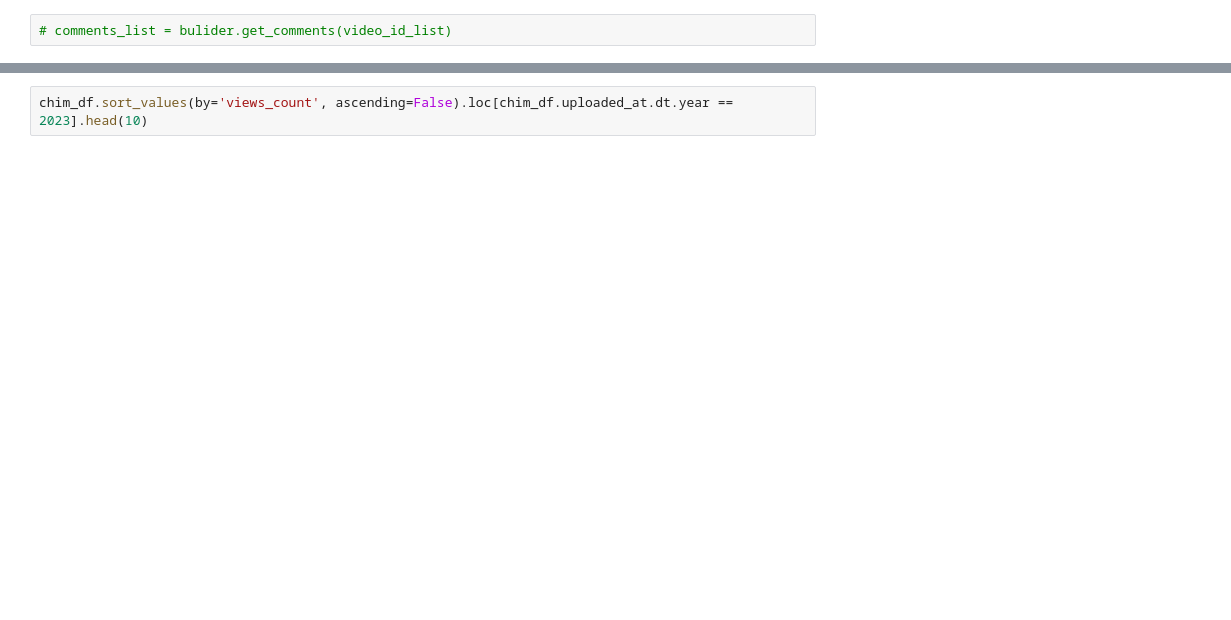
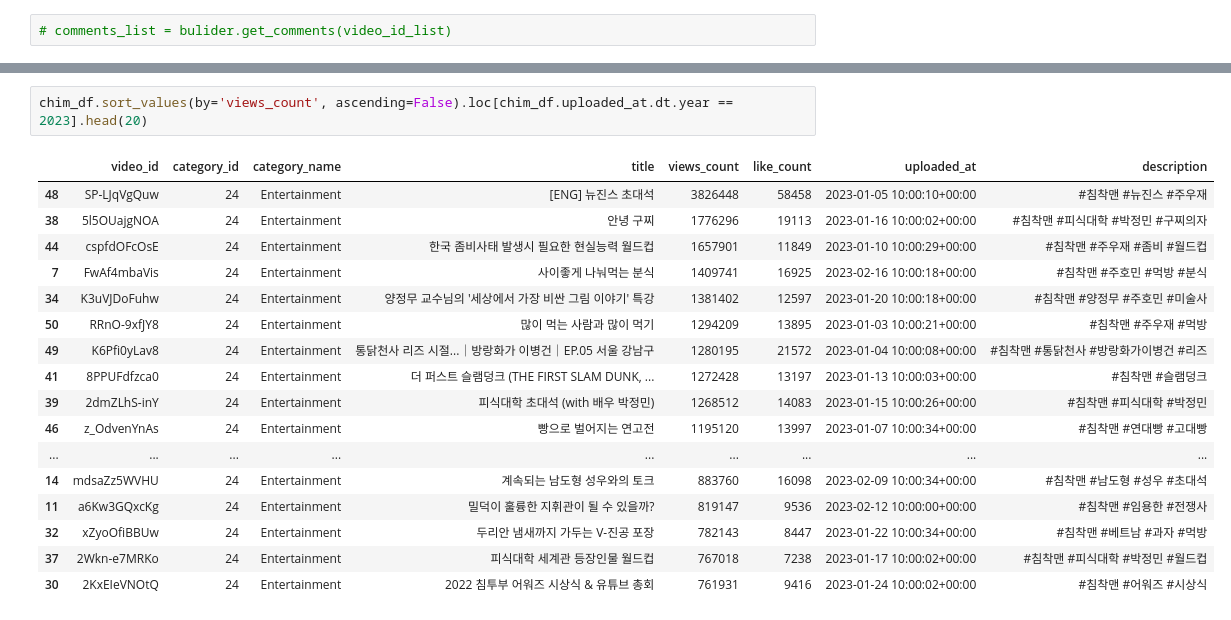
Before and after one commit to kimhyunso/coper-project, a Jupyter notebook: Main.ipynb, the cells around one changed output, grey strips where cells are left out. Drawn from its saved outputs; the diff is of its cells as text; blank space fills up the shorter version.

```diff
--- a/Main.ipynb
+++ b/Main.ipynb
@@ -51,2 +112,20 @@ plt.show()
 # %%
-chim_df.sort_values(by='views_count', ascending=False).loc[chim_df.uploaded_at.dt.year == 2023].head(10)
+chim_df.sort_values(by='views_count', ascending=False).loc[chim_df.uploaded_at.dt.year == 2023].head(20)
+# %% [output]
+|  | video_id | category_id | category_name | title | views_count | like_count | uploaded_at | description |
+| 48 | SP-LJqVgQuw | 24 | Entertainment | [ENG] 뉴진스 초대석 | 3826448 | 58458 | 2023-01-05 10:00:10+00:00 | #침착맨 #뉴진스 #주우재 |
+| 38 | 5l5OUajgNOA | 24 | Entertainment | 안녕 구찌 | 1776296 | 19113 | 2023-01-16 10:00:02+00:00 | #침착맨 #피식대학 #박정민 #구찌의자 |
+| 44 | cspfdOFcOsE | 24 | Entertainment | 한국 좀비사태 발생시 필요한 현실능력 월드컵 | 1657901 | 11849 | 2023-01-10 10:00:29+00:00 | #침착맨 #주우재 #좀비 #월드컵 |
+| 7 | FwAf4mbaVis | 24 | Entertainment | 사이좋게 나눠먹는 분식 | 1409741 | 16925 | 2023-02-16 10:00:18+00:00 | #침착맨 #주호민 #먹방 #분식 |
+| 34 | K3uVJDoFuhw | 24 | Entertainment | 양정무 교수님의 '세상에서 가장 비싼 그림 이야기' 특강 | 1381402 | 12597 | 2023-01-20 10:00:18+00:00 | #침착맨 #양정무 #주호민 #미술사 |
+| 50 | RRnO-9xfJY8 | 24 | Entertainment | 많이 먹는 사람과 많이 먹기 | 1294209 | 13895 | 2023-01-03 10:00:21+00:00 | #침착맨 #주우재 #먹방 |
+| 49 | K6Pfi0yLav8 | 24 | Entertainment | 통닭천사 리즈 시절...｜방랑화가 이병건｜EP.05 서울 강남구 | 1280195 | 21572 | 2023-01-04 10:00:08+00:00 | #침착맨 #통닭천사 #방랑화가이병건 #리즈 |
+| 41 | 8PPUFdfzca0 | 24 | Entertainment | 더 퍼스트 슬램덩크 (THE FIRST SLAM DUNK, ... | 1272428 | 13197 | 2023-01-13 10:00:03+00:00 | #침착맨 #슬램덩크 |
+| 39 | 2dmZLhS-inY | 24 | Entertainment | 피식대학 초대석 (with 배우 박정민) | 1268512 | 14083 | 2023-01-15 10:00:26+00:00 | #침착맨 #피식대학 #박정민 |
+| 46 | z_OdvenYnAs | 24 | Entertainment | 빵으로 벌어지는 연고전 | 1195120 | 13997 | 2023-01-07 10:00:34+00:00 | #침착맨 #연대빵 #고대빵 |
+| ... | ... | ... | ... | ... | ... | ... | ... | ... |
+| 14 | mdsaZz5WVHU | 24 | Entertainment | 계속되는 남도형 성우와의 토크 | 883760 | 16098 | 2023-02-09 10:00:34+00:00 | #침착맨 #남도형 #성우 #초대석 |
+| 11 | a6Kw3GQxcKg | 24 | Entertainment | 밀덕이 훌륭한 지휘관이 될 수 있을까? | 819147 | 9536 | 2023-02-12 10:00:00+00:00 | #침착맨 #임용한 #전쟁사 |
+| 32 | xZyoOfiBBUw | 24 | Entertainment | 두리안 냄새까지 가두는 V-진공 포장 | 782143 | 8447 | 2023-01-22 10:00:34+00:00 | #침착맨 #베트남 #과자 #먹방 |
+| 37 | 2Wkn-e7MRKo | 24 | Entertainment | 피식대학 세계관 등장인물 월드컵 | 767018 | 7238 | 2023-01-17 10:00:02+00:00 | #침착맨 #피식대학 #박정민 #월드컵 |
+| 30 | 2KxEIeVNOtQ | 24 | Entertainment | 2022 침투부 어워즈 시상식 & 유튜브 총회 | 761931 | 9416 | 2023-01-24 10:00:02+00:00 | #침착맨 #어워즈 #시상식 |
```
Also changed, not shown: parts of 9 cells of this notebook, 1 other file.
